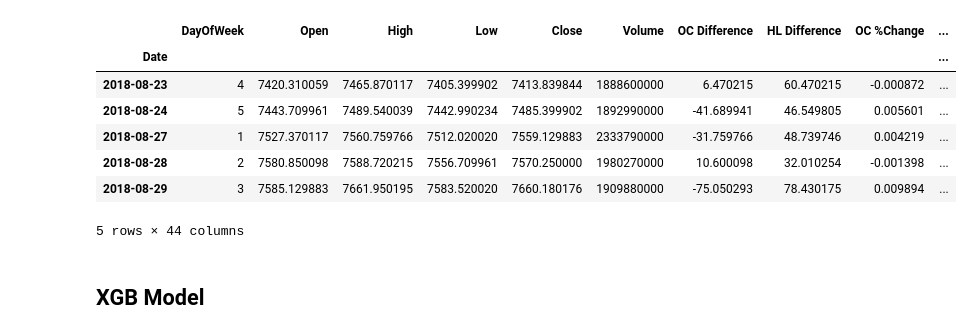
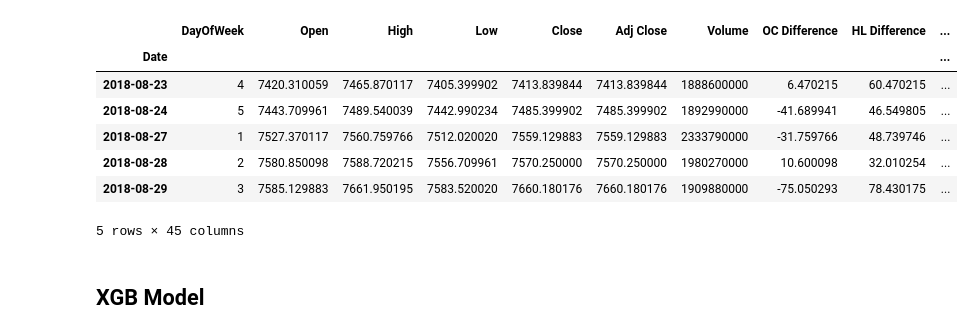
Before and after one commit to Zubz21/Kalshi_Predictor, a Jupyter notebook: code/03_Machine_Learning_Models.ipynb, the cells around one changed output. Saved outputs shown, nothing was run; the diff lists cells and outputs as text; code cells hidden in the pictures.

```diff
--- a/code/03_Machine_Learning_Models.ipynb
+++ b/code/03_Machine_Learning_Models.ipynb
@@ -27,17 +27,17 @@ from datetime import datetime
 
 import joblib
 # %%
-data = pd.read_csv('../data/kalshi_features_stationary.csv', index_col=0, parse_dates=True)
+data = pd.read_csv('../data/model_data.csv', index_col=0, parse_dates=True)
 data.head()
 # %% [output]
-|  | DayOfWeek | Open | High | Low | Close | Volume | OC Difference | HL Difference | OC %Change | ... |
+|  | DayOfWeek | Open | High | Low | Close | Adj Close | Volume | OC Difference | HL Difference | ... |
 | Date |  |  |  |  |  |  |  |  |  | ... |
-| 2018-08-23 | 4 | 7420.310059 | 7465.870117 | 7405.399902 | 7413.839844 | 1888600000 | 6.470215 | 60.470215 | -0.000872 | ... |
-| 2018-08-24 | 5 | 7443.709961 | 7489.540039 | 7442.990234 | 7485.399902 | 1892990000 | -41.689941 | 46.549805 | 0.005601 | ... |
-| 2018-08-27 | 1 | 7527.370117 | 7560.759766 | 7512.020020 | 7559.129883 | 2333790000 | -31.759766 | 48.739746 | 0.004219 | ... |
-| 2018-08-28 | 2 | 7580.850098 | 7588.720215 | 7556.709961 | 7570.250000 | 1980270000 | 10.600098 | 32.010254 | -0.001398 | ... |
-| 2018-08-29 | 3 | 7585.129883 | 7661.950195 | 7583.520020 | 7660.180176 | 1909880000 | -75.050293 | 78.430175 | 0.009894 | ... |
+| 2018-08-23 | 4 | 7420.310059 | 7465.870117 | 7405.399902 | 7413.839844 | 7413.839844 | 1888600000 | 6.470215 | 60.470215 | ... |
+| 2018-08-24 | 5 | 7443.709961 | 7489.540039 | 7442.990234 | 7485.399902 | 7485.399902 | 1892990000 | -41.689941 | 46.549805 | ... |
+| 2018-08-27 | 1 | 7527.370117 | 7560.759766 | 7512.020020 | 7559.129883 | 7559.129883 | 2333790000 | -31.759766 | 48.739746 | ... |
+| 2018-08-28 | 2 | 7580.850098 | 7588.720215 | 7556.709961 | 7570.250000 | 7570.250000 | 1980270000 | 10.600098 | 32.010254 | ... |
+| 2018-08-29 | 3 | 7585.129883 | 7661.950195 | 7583.520020 | 7660.180176 | 7660.180176 | 1909880000 | -75.050293 | 78.430175 | ... |
-5 rows × 44 columns
+5 rows × 45 columns
 # %% [markdown]
 ## XGB Model
 # %%
```
Also changed, not shown: parts of 7 cells of this notebook, 8 other files.
